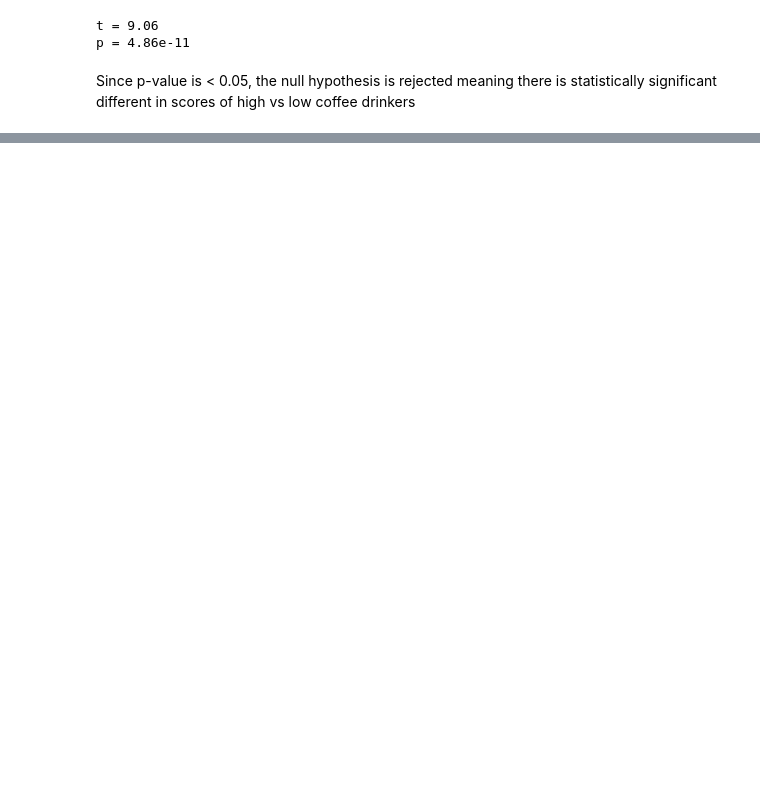
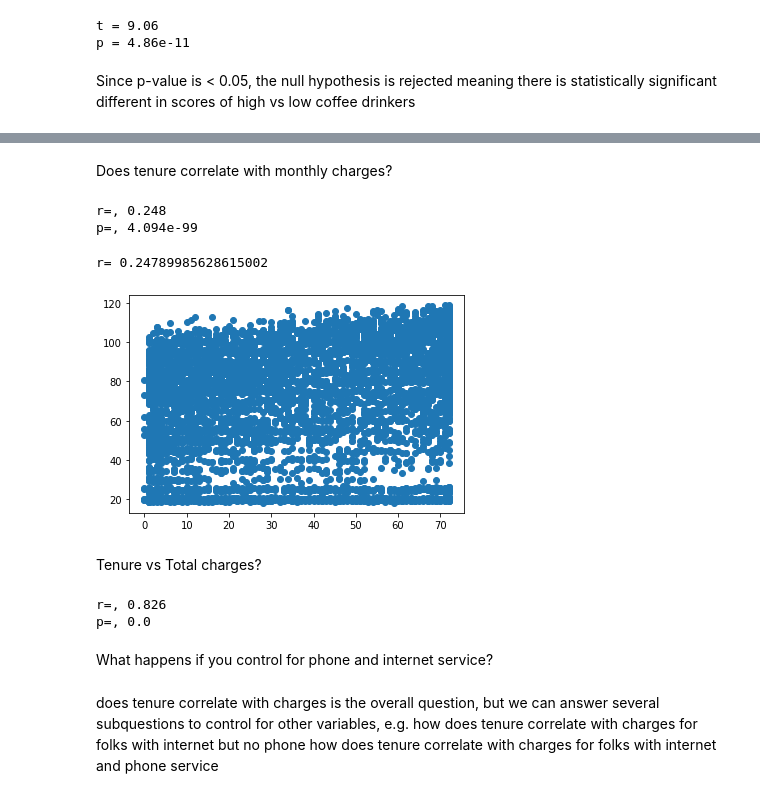
Before and after one commit to ravinder79/statistics-exercises, a Jupyter notebook: hypothesis_testing.ipynb, the cells around one changed output, grey strips where cells are left out. Cells and saved outputs as stored; diff of their text form; code cells hidden in the pictures; blank space fills up the shorter version.

```diff
--- a/hypothesis_testing.ipynb
+++ b/hypothesis_testing.ipynb
@@ -262,0 +311,6 @@ Since p-value is < 0.05, the null hypothesis is rejected meaning there is statis
+# %%
+customers = customers.replace(r'^\s*$', np.nan, regex=True)
+# %%
+customers = customers.fillna(0)
+# %%
+customers['total_charges'] = customers['total_charges'].astype(float)
@@ -262,0 +343,19 @@ Since p-value is < 0.05, the null hypothesis is rejected meaning there is statis
+# %% [markdown]
+Does tenure correlate with monthly charges?
+# %%
+x = customers.tenure
+y = customers.monthly_charges
+r, p = stats.pearsonr(x, y)
+print(f'r=, {r:0.3}')
+print(f'p=, {p:0.4}')
+# %% [output]
+r=, 0.248
+p=, 4.094e-99
+# %%
+plt.scatter(x, y)
+print('r=', r)
+# %% [output]
+r= 0.24789985628615002
+[figure, added]
+# %% [markdown]
+Tenure vs Total charges?
@@ -262,0 +365,13 @@ Since p-value is < 0.05, the null hypothesis is rejected meaning there is statis
+# %%
+r, p = stats.pearsonr(x, y)
+print(f'r=, {r:0.3}')
+print(f'p=, {p:0.4}')
+# %% [output]
+r=, 0.826
+p=, 0.0
+# %% [markdown]
+What happens if you control for phone and internet service?
+# %% [markdown]
+does tenure correlate with charges is the overall question, but we can answer several subquestions to control for other variables, e.g.
+how does tenure correlate with charges for folks with internet but no phone
+how does tenure correlate with charges for folks with internet and phone service
```
Also changed, not shown: parts of 45 cells of this notebook.
